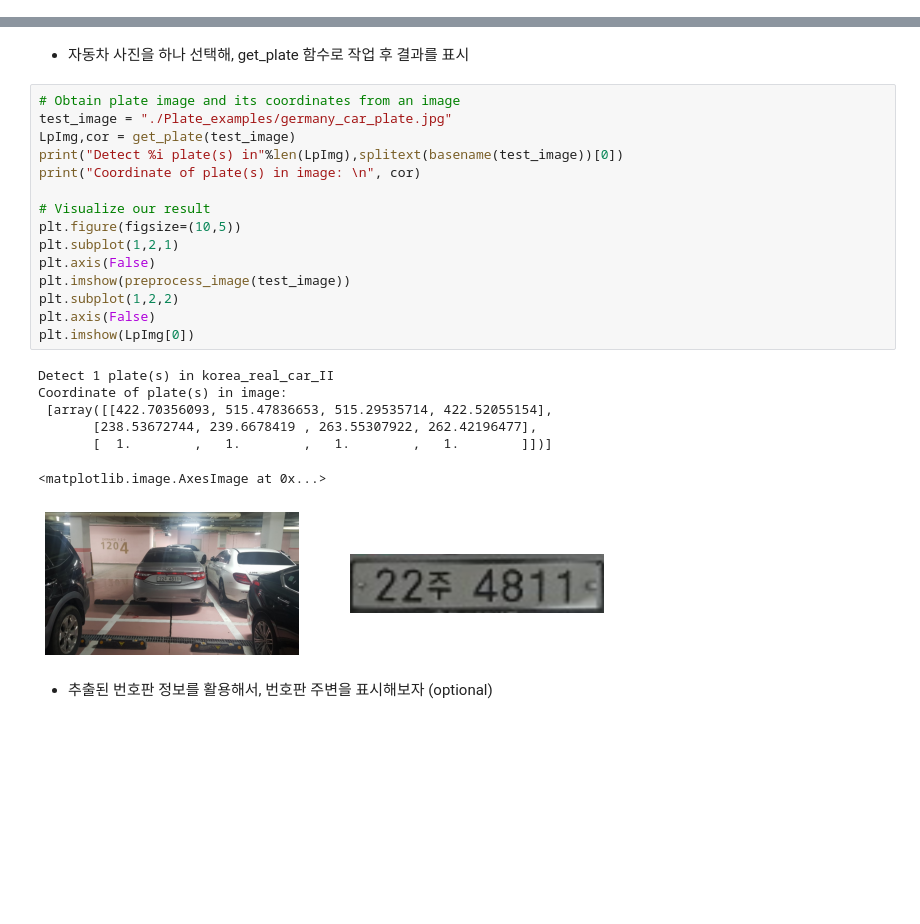
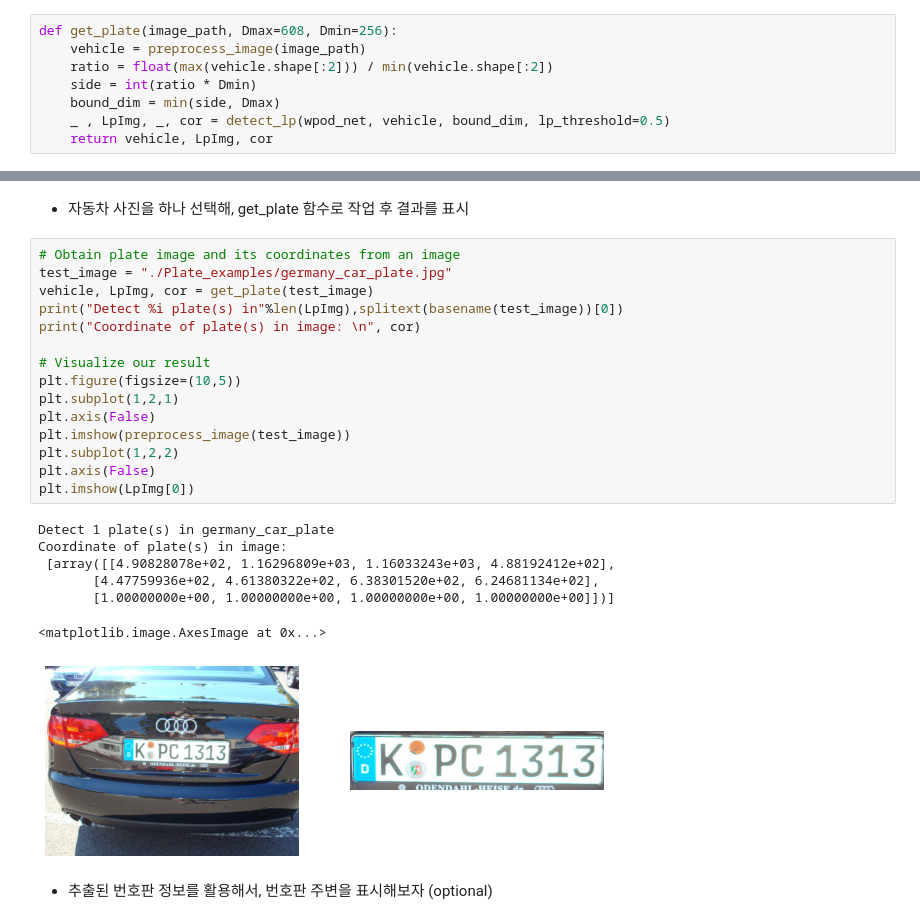
Before and after one commit to sumyeon/python_analytics_atoz, a Jupyter notebook: 9) vehicle plate detection.ipynb, the cells around one changed output, grey strips where cells are left out. Saved outputs shown, nothing was run; the diff lists cells and outputs as text; blank space fills up the shorter version.

```diff
--- a/9) vehicle plate detection.ipynb
+++ b/9) vehicle plate detection.ipynb
@@ -82,6 +83,14 @@ def preprocess_image(image_path, resize=False):
     if resize:
         img = cv2.resize(img, (640,640))
     return img
+# %%
+def get_plate(image_path, Dmax=608, Dmin=256):
+    vehicle = preprocess_image(image_path)
+    ratio = float(max(vehicle.shape[:2])) / min(vehicle.shape[:2])
+    side = int(ratio * Dmin)
+    bound_dim = min(side, Dmax)
+    _ , LpImg, _, cor = detect_lp(wpod_net, vehicle, bound_dim, lp_threshold=0.5)
+    return vehicle, LpImg, cor
 # %% [markdown]
 - 샘플용 이미지를 출력해 보자
 # %%
@@ -124,26 +133,26 @@ Found 23 images...
 # %%
 # Obtain plate image and its coordinates from an image
 test_image = "./Plate_examples/germany_car_plate.jpg"
-LpImg,cor = get_plate(test_image)
+vehicle, LpImg, cor = get_plate(test_image)
 print("Detect %i plate(s) in"%len(LpImg),splitext(basename(test_image))[0])
 print("Coordinate of plate(s) in image: \n", cor)
 
 # Visualize our result
 plt.figure(figsize=(10,5))
 plt.subplot(1,2,1)
 plt.axis(False)
 plt.imshow(preprocess_image(test_image))
 plt.subplot(1,2,2)
 plt.axis(False)
 plt.imshow(LpImg[0])
 # %% [output]
-Detect 1 plate(s) in korea_real_car_II
+Detect 1 plate(s) in germany_car_plate
 Coordinate of plate(s) in image:
- [array([[422.70356093, 515.47836653, 515.29535714, 422.52055154],
-       [238.53672744, 239.6678419 , 263.55307922, 262.42196477],
-       [  1.        ,   1.        ,   1.        ,   1.        ]])]
+ [array([[4.90828078e+02, 1.16296809e+03, 1.16033243e+03, 4.88192412e+02],
+       [4.47759936e+02, 4.61380322e+02, 6.38301520e+02, 6.24681134e+02],
+       [1.00000000e+00, 1.00000000e+00, 1.00000000e+00, 1.00000000e+00]])]
 <matplotlib.image.AxesImage at 0x...>
-[figure, old version]
+[figure, new version]
 # %% [markdown]
 - 추출된 번호판 정보를 활용해서, 번호판 주변을 표시해보자 (optional)
 # %%
```
Also changed, not shown: parts of 10 cells of this notebook, 5 other files.
